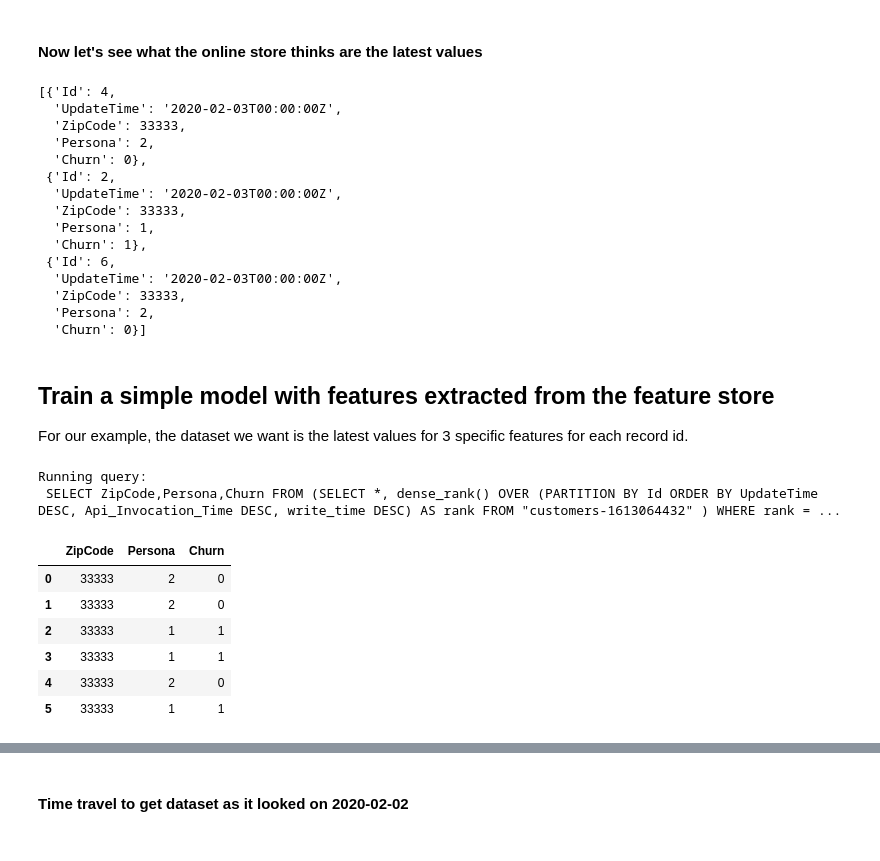
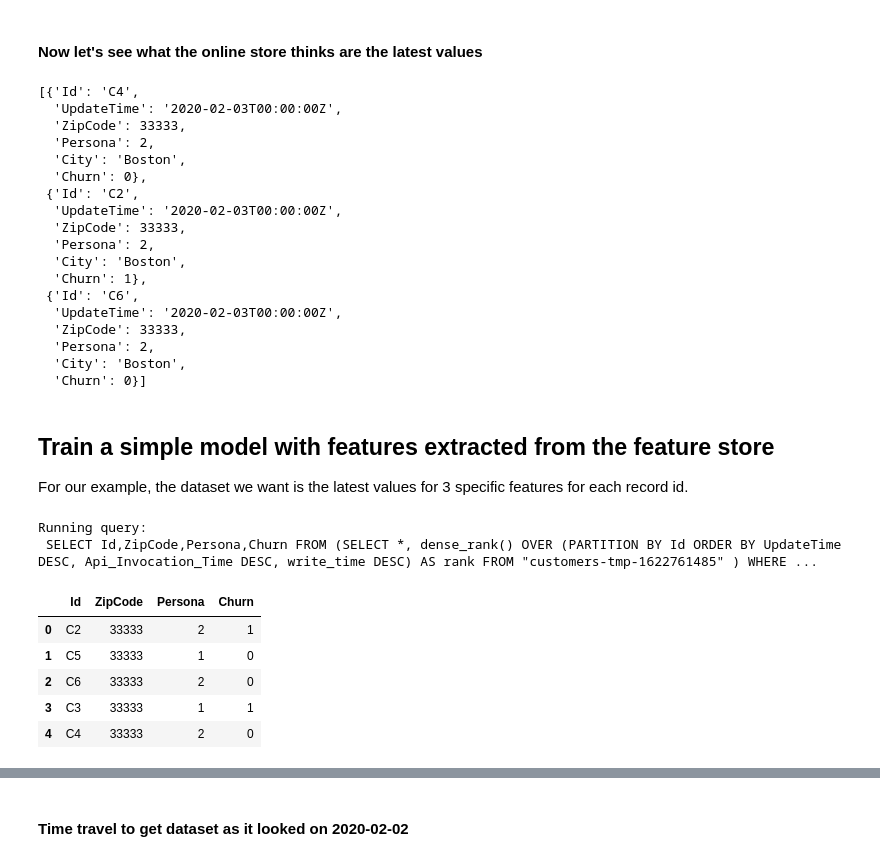
Before and after one commit to markproy/sagemaker-workshop, a Jupyter notebook: lab-hello-feature-store/hello-sagemaker-feature-store.ipynb, the cells around one changed output, grey strips where cells are left out. Drawn from its saved outputs; the diff is of its cells as text; code cells hidden in the pictures.

```diff
--- a/lab-hello-feature-store/hello-sagemaker-feature-store.ipynb
+++ b/lab-hello-feature-store/hello-sagemaker-feature-store.ipynb
@@ -10,7 +10,7 @@ import pandas as pd
 import time
 from sklearn.ensemble import RandomForestClassifier
 
-FG_NAME = 'customers'
+FG_NAME = 'customers-tmp'
 # %% [markdown]
 #### Install pyarrow for reading a sample parquet file from the offline store
 # %%
@@ -233,36 +253,38 @@ Running query:
 # %% [markdown]
 #### Now let's see what the online store thinks are the latest values
 # %%
-Utils.get_latest_feature_values(FG_NAME, [4,2,6])
+Utils.get_latest_feature_values(FG_NAME, ['C4','C2','C6'])
 # %% [output]
-[{'Id': 4,
+[{'Id': 'C4',
   'UpdateTime': '2020-02-03T00:00:00Z',
   'ZipCode': 33333,
   'Persona': 2,
+  'City': 'Boston',
   'Churn': 0},
- {'Id': 2,
-  'UpdateTime': '2020-02-03T00:00:00Z',
-  'ZipCode': 33333,
-  'Persona': 1,
-  'Churn': 1},
- {'Id': 6,
+ {'Id': 'C2',
   'UpdateTime': '2020-02-03T00:00:00Z',
   'ZipCode': 33333,
   'Persona': 2,
+  'City': 'Boston',
+  'Churn': 1},
+ {'Id': 'C6',
+  'UpdateTime': '2020-02-03T00:00:00Z',
+  'ZipCode': 33333,
+  'Persona': 2,
+  'City': 'Boston',
   'Churn': 0}]
 # %% [markdown]
 ## Train a simple model with features extracted from the feature store
 For our example, the dataset we want is the latest values for 3 specific features for each record id.
 # %%
-full_df = Utils.get_latest_offline_feature_values(FG_NAME, feature_names=['ZipCode','Persona','Churn'])
+full_df = Utils.get_latest_offline_feature_values(FG_NAME, feature_names=['Id','ZipCode','Persona','Churn'])
 full_df.head(10)
 # %% [output]
 Running query:
- SELECT ZipCode,Persona,Churn FROM (SELECT *, dense_rank() OVER (PARTITION BY Id ORDER BY UpdateTime DESC, Api_Invocation_Time DESC, write_time DESC) AS rank FROM "customers-1613064432" ) WHERE rank = ...
+ SELECT Id,ZipCode,Persona,Churn FROM (SELECT *, dense_rank() OVER (PARTITION BY Id ORDER BY UpdateTime DESC, Api_Invocation_Time DESC, write_time DESC) AS rank FROM "customers-tmp-1622761485" ) WHERE ...
-|  | ZipCode | Persona | Churn |
-| 0 | 33333 | 2 | 0 |
-| 1 | 33333 | 2 | 0 |
-| 2 | 33333 | 1 | 1 |
-| 3 | 33333 | 1 | 1 |
-| 4 | 33333 | 2 | 0 |
-| 5 | 33333 | 1 | 1 |
+|  | Id | ZipCode | Persona | Churn |
+| 0 | C2 | 33333 | 2 | 1 |
+| 1 | C5 | 33333 | 1 | 0 |
+| 2 | C6 | 33333 | 2 | 0 |
+| 3 | C3 | 33333 | 1 | 1 |
+| 4 | C4 | 33333 | 2 | 0 |
```
Also changed, not shown: parts of 33 cells of this notebook, 2 other files.
